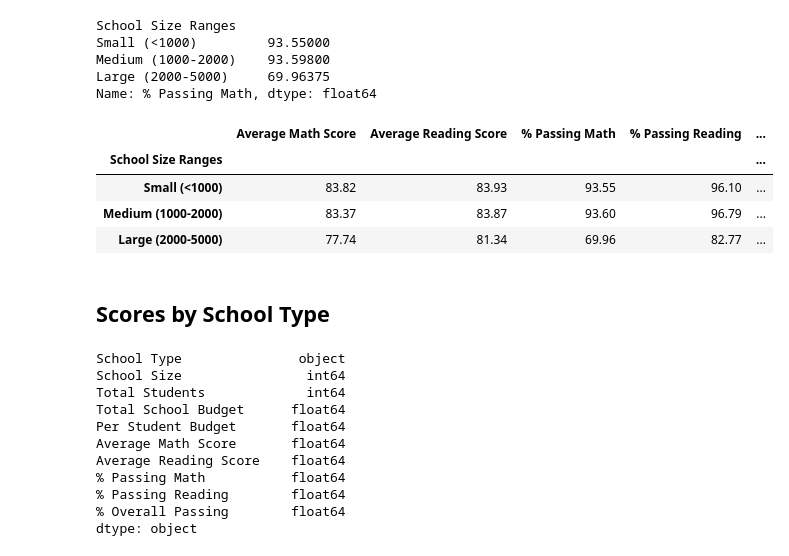
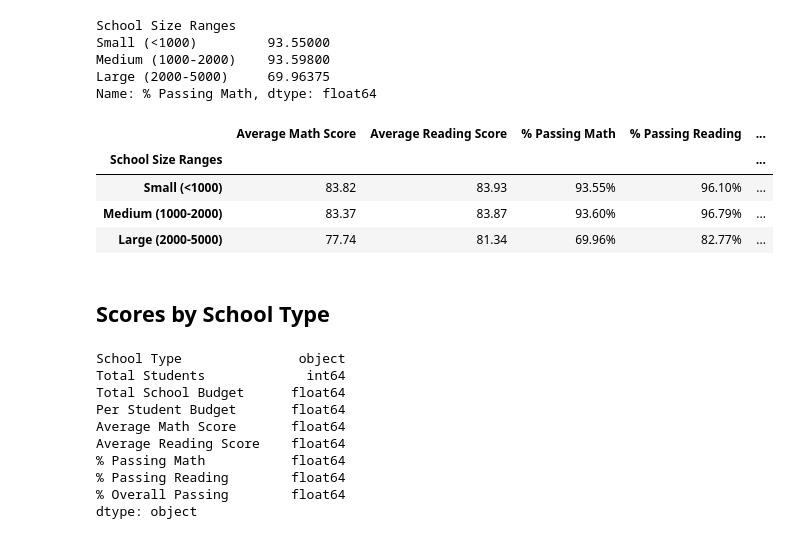
Before and after one commit to minmincg/pandas-challenge, a Jupyter notebook: PyCitySchools/PyCitySchools.ipynb, the cells around one changed output. Saved outputs shown, nothing was run; the diff lists cells and outputs as text; code cells hidden in the pictures.

```diff
--- a/PyCitySchools/PyCitySchools.ipynb
+++ b/PyCitySchools/PyCitySchools.ipynb
@@ -295,7 +274,6 @@ dtype: float64
 # %%
 # Create a DataFrame called `per_school_summary` with columns for the calculations above.
 per_school_summary_df= pd.DataFrame({"School Type":school_types,
-                                     "School Size":school_size,
                      "Total Students":per_school_counts,
                      "Total School Budget":per_school_budget,
                       "Per Student Budget":per_school_capita,
@@ -620,6 +594,6 @@ Average Reading Score    float64
 dtype: object
 # %%
 # Use `pd.cut` to categorize spending based on the bins.
-school_size_df["School Size Ranges"] = pd.cut(school_size_df["School Size"], size_bins, labels=size_labels, right=False)
+school_size_df["School Size Ranges"] = pd.cut(school_size_df["Total Students"], size_bins, labels=size_labels, right=False)
 school_size_df.head()
 # %% [output]
@@ -646,30 +620,30 @@ Name: % Passing Math, dtype: float64
 # %%
 # Create a DataFrame called `size_summary` that breaks down school performance based on school size (small, medium, or large).
 # Use the scores above to create a new DataFrame called `size_summary`
 size_summary=pd.DataFrame({"Average Math Score":size_math_scores,
                            "Average Reading Score":size_reading_scores,
                            "% Passing Math":size_passing_math,
                            "% Passing Reading":size_passing_reading,
                            "% Overall Passing":size_overall_passing
                           })
 #Format
 size_summary["Average Math Score"]=size_summary["Average Math Score"].map("{:.2f}".format)
 size_summary["Average Reading Score"]=size_summary["Average Reading Score"].map("{:.2f}".format)
-size_summary["% Passing Math"]=size_summary["% Passing Math"].map("{:.2f}".format)
-size_summary["% Passing Reading"]=size_summary["% Passing Reading"].map("{:.2f}".format)
-size_summary["% Overall Passing"]=size_summary["% Overall Passing"].map("{:.2f}".format)
+size_summary["% Passing Math"]=size_summary["% Passing Math"].map("{:.2f}%".format)
+size_summary["% Passing Reading"]=size_summary["% Passing Reading"].map("{:.2f}%".format)
+size_summary["% Overall Passing"]=size_summary["% Overall Passing"].map("{:.2f}%".format)
 
 
 
 
 # Display results
 size_summary
 # %% [output]
 |  | Average Math Score | Average Reading Score | % Passing Math | % Passing Reading | ... |
 | School Size Ranges |  |  |  |  | ... |
-| Small (<1000) | 83.82 | 83.93 | 93.55 | 96.10 | ... |
-| Medium (1000-2000) | 83.37 | 83.87 | 93.60 | 96.79 | ... |
-| Large (2000-5000) | 77.74 | 81.34 | 69.96 | 82.77 | ... |
+| Small (<1000) | 83.82 | 83.93 | 93.55% | 96.10% | ... |
+| Medium (1000-2000) | 83.37 | 83.87 | 93.60% | 96.79% | ... |
+| Large (2000-5000) | 77.74 | 81.34 | 69.96% | 82.77% | ... |
 # %% [markdown]
 ## Scores by School Type
 # %%
@@ -694,7 +668,6 @@ school_type_df["Per Student Budget"] = pd.to_numeric(school_type_df["Per Student
 school_type_df.dtypes
 # %% [output]
 School Type               object
-School Size                int64
 Total Students             int64
 Total School Budget      float64
 Per Student Budget       float64
```
Also changed, not shown: parts of 14 cells of this notebook.
